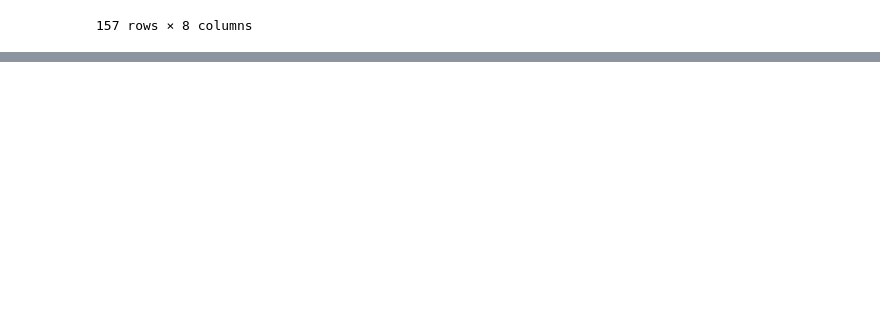
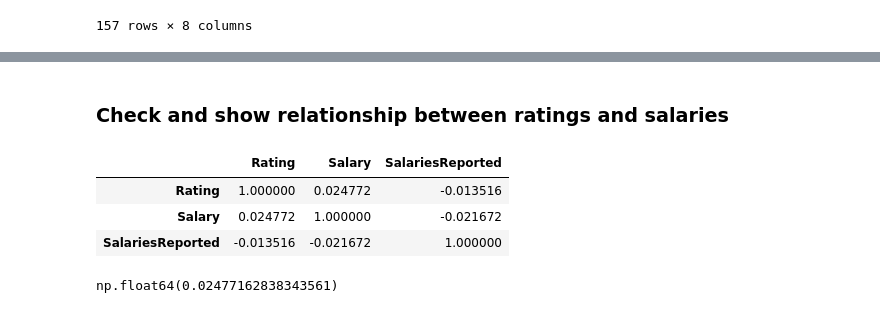
Before and after one commit to shsaniya04/Data-Analysis-with-Python, a Jupyter notebook: 17_DA_Salary_Project.ipynb, the cells around one changed output, grey strips where cells are left out. Drawn from its saved outputs; the diff is of its cells as text; code cells hidden in the pictures; blank space fills up the shorter version.

```diff
--- a/17_DA_Salary_Project.ipynb
+++ b/17_DA_Salary_Project.ipynb
@@ -385,0 +399,13 @@ df_slry_rep.groupby("CompanyName")['Salary'].mean().sort_values(ascend)
+# %% [markdown]
+### **Check and show relationship between ratings and salaries**
+# %%
+df.select_dtypes(include='number').corr()
+# %% [output]
+|  | Rating | Salary | SalariesReported |
+| Rating | 1.000000 | 0.024772 | -0.013516 |
+| Salary | 0.024772 | 1.000000 | -0.021672 |
+| SalariesReported | -0.013516 | -0.021672 | 1.000000 |
+# %%
+df['Rating'].corr(df['Salary'])
+# %% [output]
+np.float64(0.02477162838343561)
```
Also changed, not shown: parts of 3 cells of this notebook.
